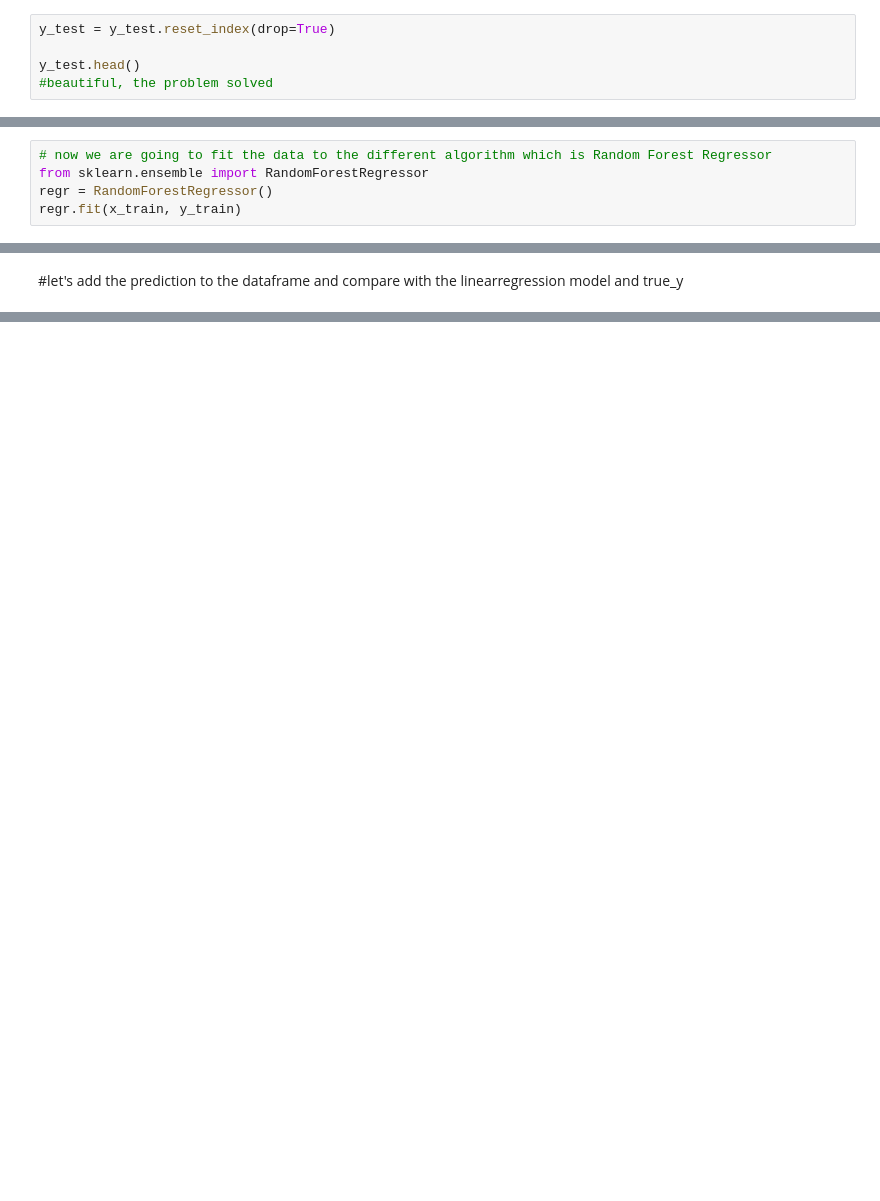
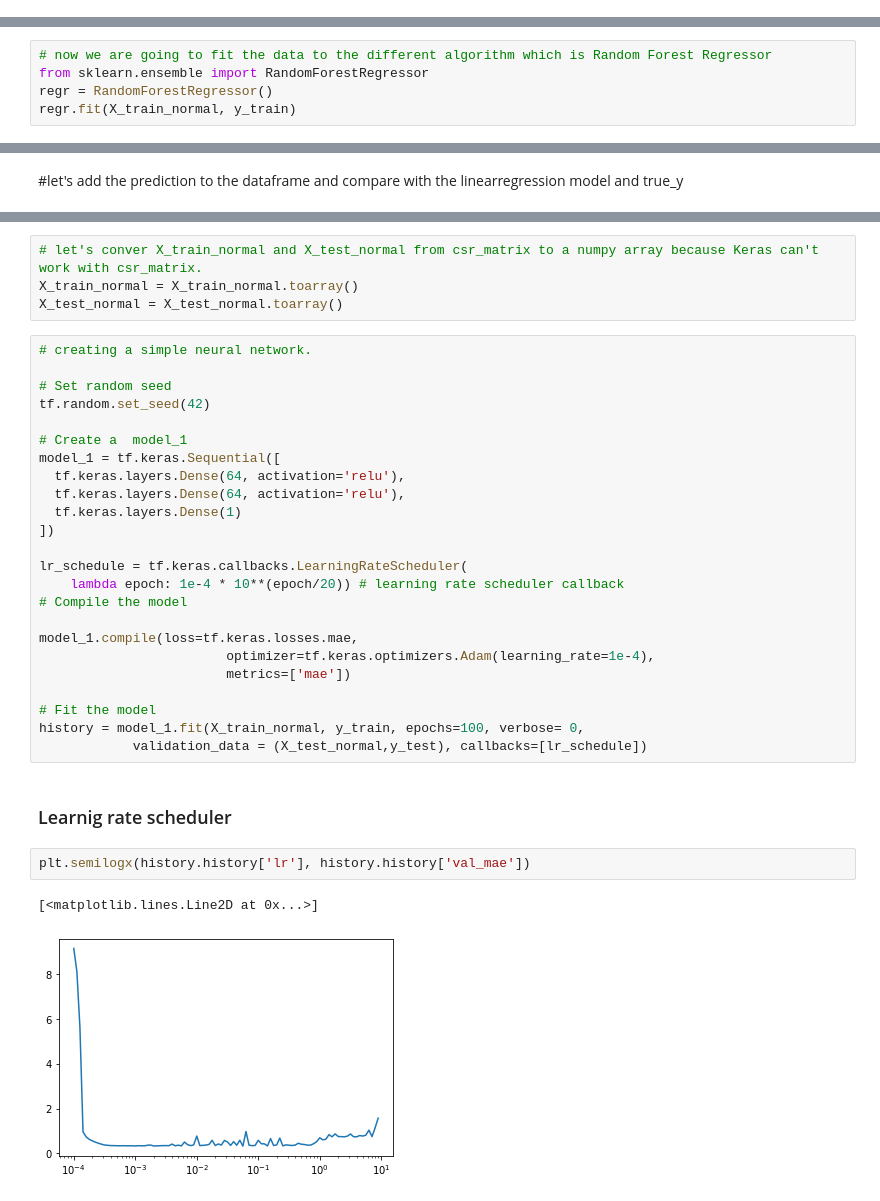
Before and after one commit to Poorya0071/Regression-machine-learning-and-deep-learning, a Jupyter notebook: car_price.ipynb, the cells around one changed output, grey strips where cells are left out. Drawn from its saved outputs; the diff is of its cells as text; blank space fills up the shorter version.

```diff
--- a/car_price.ipynb
+++ b/car_price.ipynb
@@ -469,5 +393,0 @@ compare_df
-# %%
-y_test = y_test.reset_index(drop=True)
-
-y_test.head()
-#beautiful, the problem solved
@@ -502,7 +397,7 @@ compare_df
 # now we are going to fit the data to the different algorithm which is Random Forest Regressor
 from sklearn.ensemble import RandomForestRegressor
 regr = RandomForestRegressor()
-regr.fit(x_train, y_train)
+regr.fit(X_train_normal, y_train)
 # %% [output]
 RandomForestRegressor()
 # %%
@@ -577,0 +450,35 @@ import tensorflow as tf
+# %%
+# let's conver X_train_normal and X_test_normal from csr_matrix to a numpy array because Keras can't work with csr_matrix.
+X_train_normal = X_train_normal.toarray()
+X_test_normal = X_test_normal.toarray()
+# %%
+# creating a simple neural network.
+
+# Set random seed
+tf.random.set_seed(42)
+
+# Create a  model_1
+model_1 = tf.keras.Sequential([
+  tf.keras.layers.Dense(64, activation='relu'),
+  tf.keras.layers.Dense(64, activation='relu'),
+  tf.keras.layers.Dense(1)
+])
+
+lr_schedule = tf.keras.callbacks.LearningRateScheduler(
+    lambda epoch: 1e-4 * 10**(epoch/20)) # learning rate scheduler callback
+# Compile the model
+
+model_1.compile(loss=tf.keras.losses.mae,
+                        optimizer=tf.keras.optimizers.Adam(learning_rate=1e-4),
+                        metrics=['mae'])
+
+# Fit the model
+history = model_1.fit(X_train_normal, y_train, epochs=100, verbose= 0,
+            validation_data = (X_test_normal,y_test), callbacks=[lr_schedule])
+# %% [markdown]
+### Learnig rate scheduler
+# %%
+plt.semilogx(history.history['lr'], history.history['val_mae'])
+# %% [output]
+[<matplotlib.lines.Line2D at 0x...>]
+[figure, added]
```
Also changed, not shown: parts of 49 cells of this notebook.
